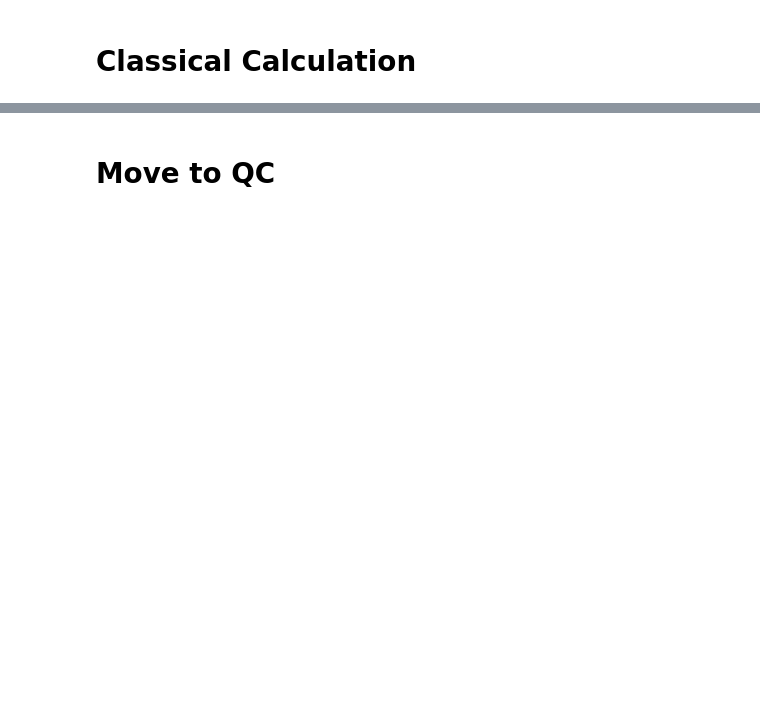
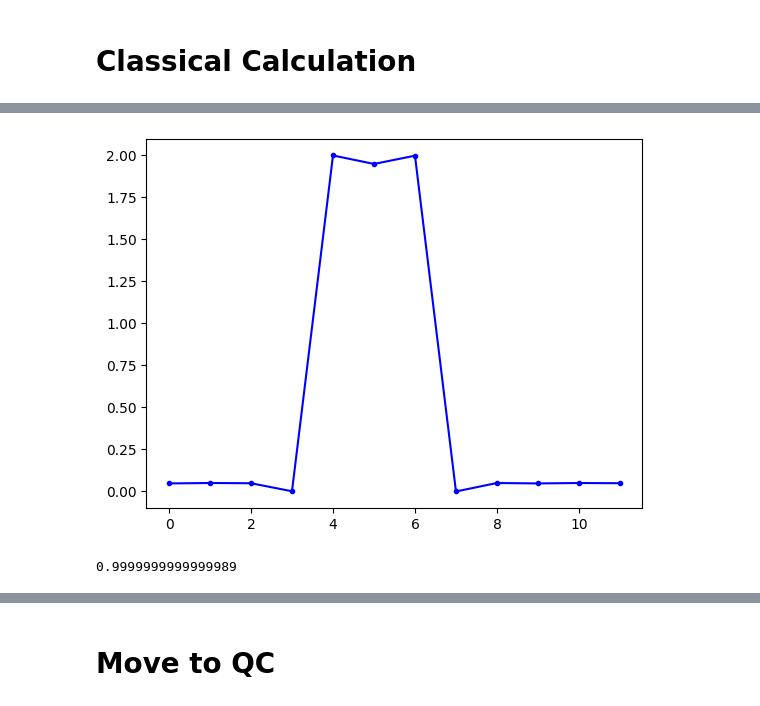
Before and after one commit to zhiyaol/string-breaking, a Jupyter notebook: Flow.ipynb, the cells around one changed output, grey strips where cells are left out. Saved outputs shown, nothing was run; the diff lists cells and outputs as text; code cells hidden in the pictures; blank space fills up the shorter version.

```diff
--- a/Flow.ipynb
+++ b/Flow.ipynb
@@ -28,0 +72,8 @@ initial = true_vac(activate(fake_vac))
+# %%
+plot_E_per_site(initial,nQQ)
+# %% [output]
+[figure, added]
+# %%
+sp.sparse.linalg.norm(initial)
+# %% [output]
+0.9999999999999989
```
Also changed, not shown: parts of 14 cells of this notebook, 3 other files.
